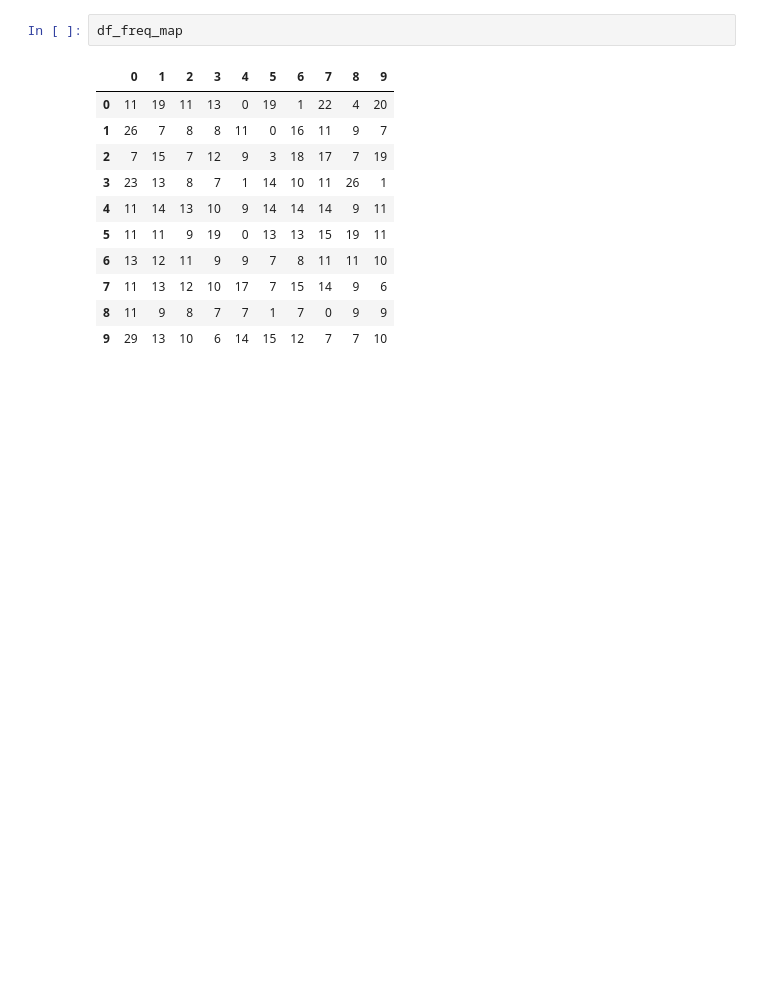
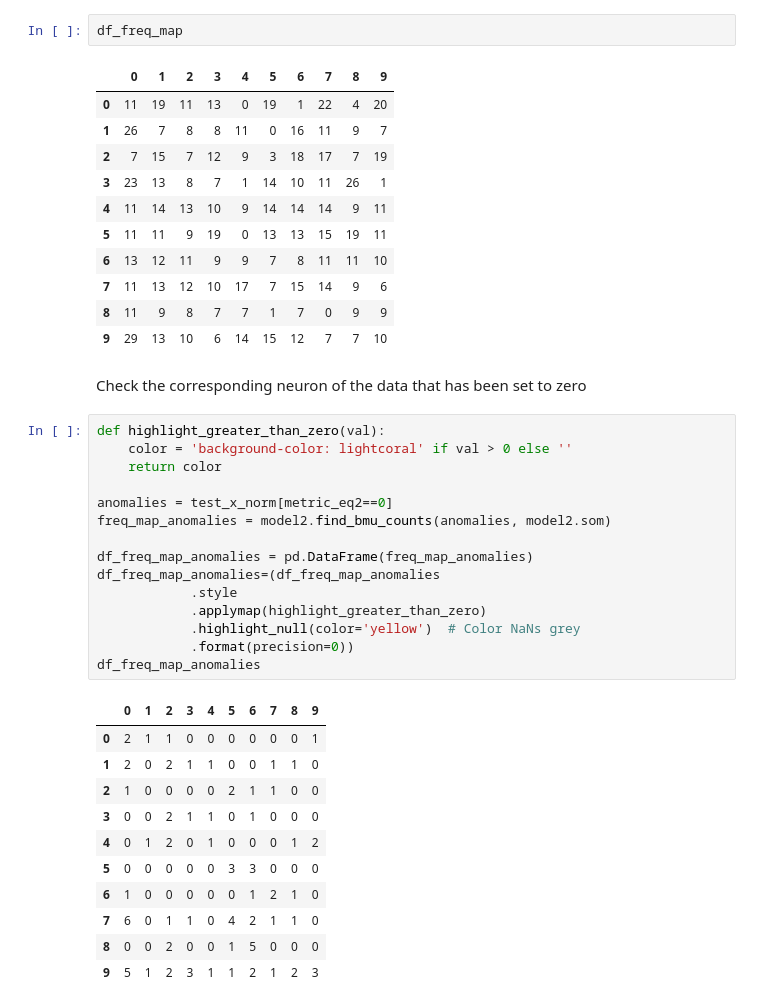
Before and after one commit to opticsensors/HVAC-predictive-control, a Jupyter notebook: notebooks/3.0-novelty-detection-implementation.ipynb, the cells around one changed output. Saved outputs shown, nothing was run; the diff lists cells and outputs as text; blank space fills up the shorter version.

Commit message:
add: plot data with 0 Nd

```diff
--- a/notebooks/3.0-novelty-detection-implementation.ipynb
+++ b/notebooks/3.0-novelty-detection-implementation.ipynb
@@ -142,3 +142,32 @@ df_freq_map
 | 7 | 11 | 13 | 12 | 10 | 17 | 7 | 15 | 14 | 9 | 6 |
 | 8 | 11 | 9 | 8 | 7 | 7 | 1 | 7 | 0 | 9 | 9 |
 | 9 | 29 | 13 | 10 | 6 | 14 | 15 | 12 | 7 | 7 | 10 |
+# %% [markdown]
+Check the corresponding neuron of the data that has been set to zero
+# %%
+def highlight_greater_than_zero(val):
+    color = 'background-color: lightcoral' if val > 0 else ''
+    return color
+
+anomalies = test_x_norm[metric_eq2==0]
+freq_map_anomalies = model2.find_bmu_counts(anomalies, model2.som)
+
+df_freq_map_anomalies = pd.DataFrame(freq_map_anomalies)
+df_freq_map_anomalies=(df_freq_map_anomalies
+            .style
+            .applymap(highlight_greater_than_zero)
+            .highlight_null(color='yellow')  # Color NaNs grey
+            .format(precision=0))
+df_freq_map_anomalies
+# %% [output]
+|  | 0 | 1 | 2 | 3 | 4 | 5 | 6 | 7 | 8 | 9 |
+| 0 | 2 | 1 | 1 | 0 | 0 | 0 | 0 | 0 | 0 | 1 |
+| 1 | 2 | 0 | 2 | 1 | 1 | 0 | 0 | 1 | 1 | 0 |
+| 2 | 1 | 0 | 0 | 0 | 0 | 2 | 1 | 1 | 0 | 0 |
+| 3 | 0 | 0 | 2 | 1 | 1 | 0 | 1 | 0 | 0 | 0 |
+| 4 | 0 | 1 | 2 | 0 | 1 | 0 | 0 | 0 | 1 | 2 |
+| 5 | 0 | 0 | 0 | 0 | 0 | 3 | 3 | 0 | 0 | 0 |
+| 6 | 1 | 0 | 0 | 0 | 0 | 0 | 1 | 2 | 1 | 0 |
+| 7 | 6 | 0 | 1 | 1 | 0 | 4 | 2 | 1 | 1 | 0 |
+| 8 | 0 | 0 | 2 | 0 | 0 | 1 | 5 | 0 | 0 | 0 |
+| 9 | 5 | 1 | 2 | 3 | 1 | 1 | 2 | 1 | 2 | 3 |
```
